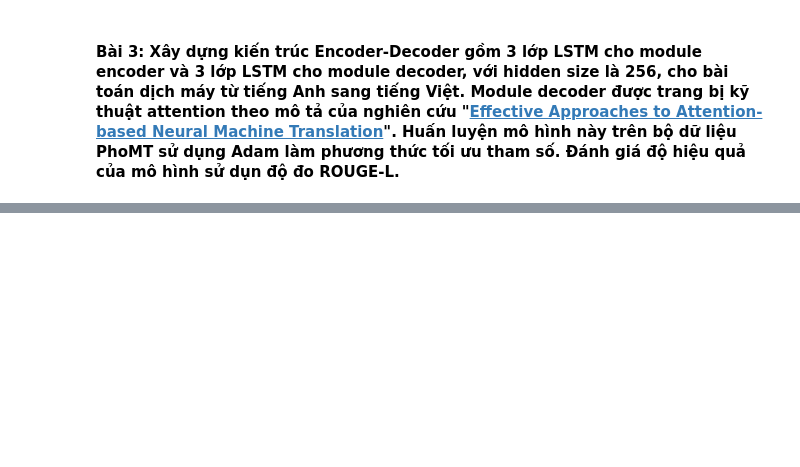
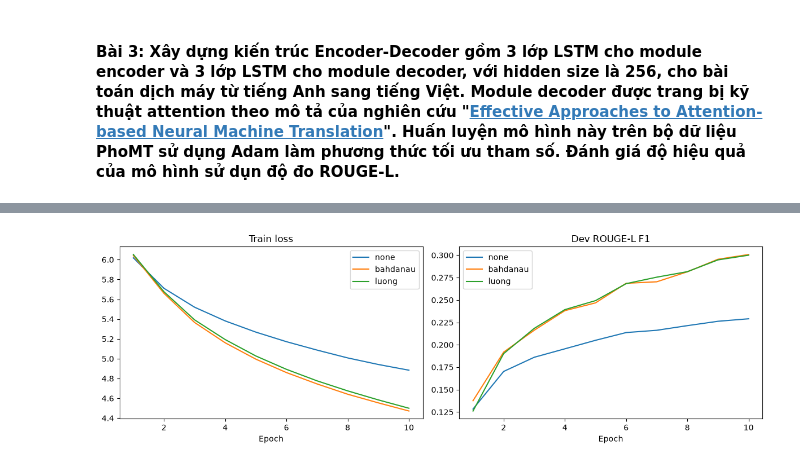
Before and after one commit to bowboochua9/ds201-th4-neural-translation, a Jupyter notebook: assignments.ipynb, the cells around one changed output, grey strips where cells are left out. Drawn from its saved outputs; the diff is of its cells as text; code cells hidden in the pictures; blank space fills up the shorter version.

Commit message:
Complete lab 4 training and report

```diff
--- a/assignments.ipynb
+++ b/assignments.ipynb
@@ -211,0 +251,3 @@ ROUGE-L: 0.1035
+# %%
+models, histories, best_epochs = {}, {}, {}
+models['none'], histories['none'], best_epochs['none'] = train_model('none')
@@ -225,0 +295,15 @@ ROUGE-L: 0.1099
+# %%
+fig, axes = plt.subplots(1, 2, figsize=(12, 4))
+for name, records in histories.items():
+    axes[0].plot([r['epoch'] for r in records], [r['train_loss'] for r in records], label=name)
+    axes[1].plot([r['epoch'] for r in records], [r['dev_rouge_l'] for r in records], label=name)
+axes[0].set_title('Train loss')
+axes[1].set_title('Dev ROUGE-L F1')
+for ax in axes:
+    ax.set_xlabel('Epoch')
+    ax.legend()
+fig.tight_layout()
+fig.savefig(output_dir / 'learning_curves.png', dpi=150)
+plt.show()
+# %% [output]
+[figure, added]
```
Also changed, not shown: parts of 13 cells of this notebook, 1 other file.
